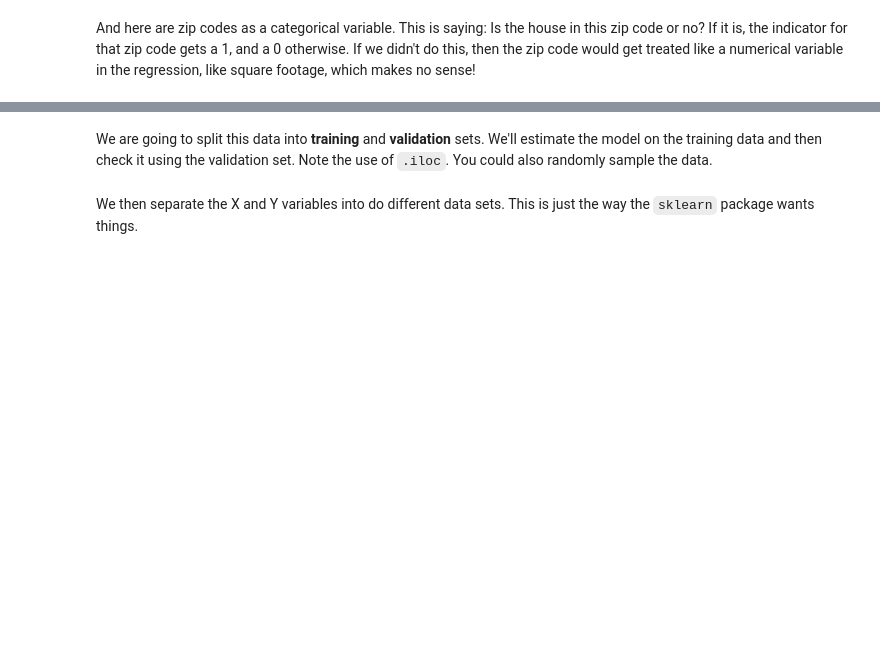
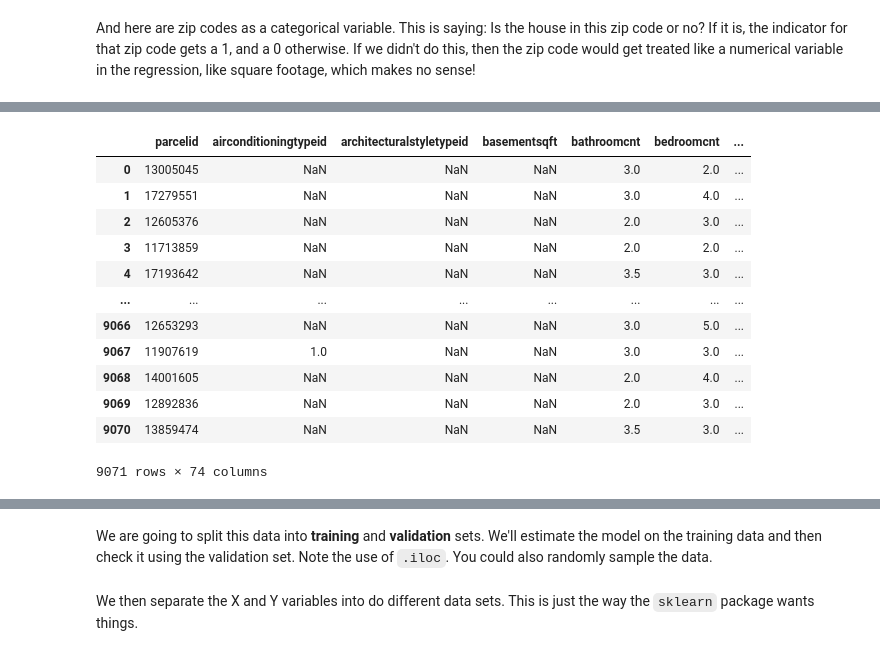
Before and after one commit to aaiken1/fin-data-analysis-text, a Jupyter notebook: _sources/chapters/12_regression_topics.ipynb, the cells around one changed output, grey strips where cells are left out. Drawn from its saved outputs; the diff is of its cells as text; code cells hidden in the pictures; blank space fills up the shorter version.

```diff
--- a/_sources/chapters/12_regression_topics.ipynb
+++ b/_sources/chapters/12_regression_topics.ipynb
@@ -293,0 +312,6 @@ strong multicollinearity or other numerical problems.
+# %%
+# Create categorical variable based on LotShape
+bedroomcnt_categorical = pd.get_dummies(zillow_data['bedroomcnt'], prefix='bedroomcnt')
+
+# Concatenate the categorical variable with the original DataFrame
+zillow_data = pd.concat([zillow_data, bedroomcnt_categorical], axis=1)
@@ -294,3 +340,19 @@ strong multicollinearity or other numerical problems.
+# %%
+zillow_data
+# %% [output]
+|  | parcelid | airconditioningtypeid | architecturalstyletypeid | basementsqft | bathroomcnt | bedroomcnt | ... |
+| 0 | 13005045 | NaN | NaN | NaN | 3.0 | 2.0 | ... |
+| 1 | 17279551 | NaN | NaN | NaN | 3.0 | 4.0 | ... |
+| 2 | 12605376 | NaN | NaN | NaN | 2.0 | 3.0 | ... |
+| 3 | 11713859 | NaN | NaN | NaN | 2.0 | 2.0 | ... |
+| 4 | 17193642 | NaN | NaN | NaN | 3.5 | 3.0 | ... |
+| ... | ... | ... | ... | ... | ... | ... | ... |
+| 9066 | 12653293 | NaN | NaN | NaN | 3.0 | 5.0 | ... |
+| 9067 | 11907619 | 1.0 | NaN | NaN | 3.0 | 3.0 | ... |
+| 9068 | 14001605 | NaN | NaN | NaN | 2.0 | 4.0 | ... |
+| 9069 | 12892836 | NaN | NaN | NaN | 2.0 | 3.0 | ... |
+| 9070 | 13859474 | NaN | NaN | NaN | 3.5 | 3.0 | ... |
+9071 rows × 74 columns
 # %% [markdown]
 ## Hull, Chapters 3 and 10. Linear regression.
 
```
Also changed, not shown: parts of 18 cells of this notebook, 10 other files.
